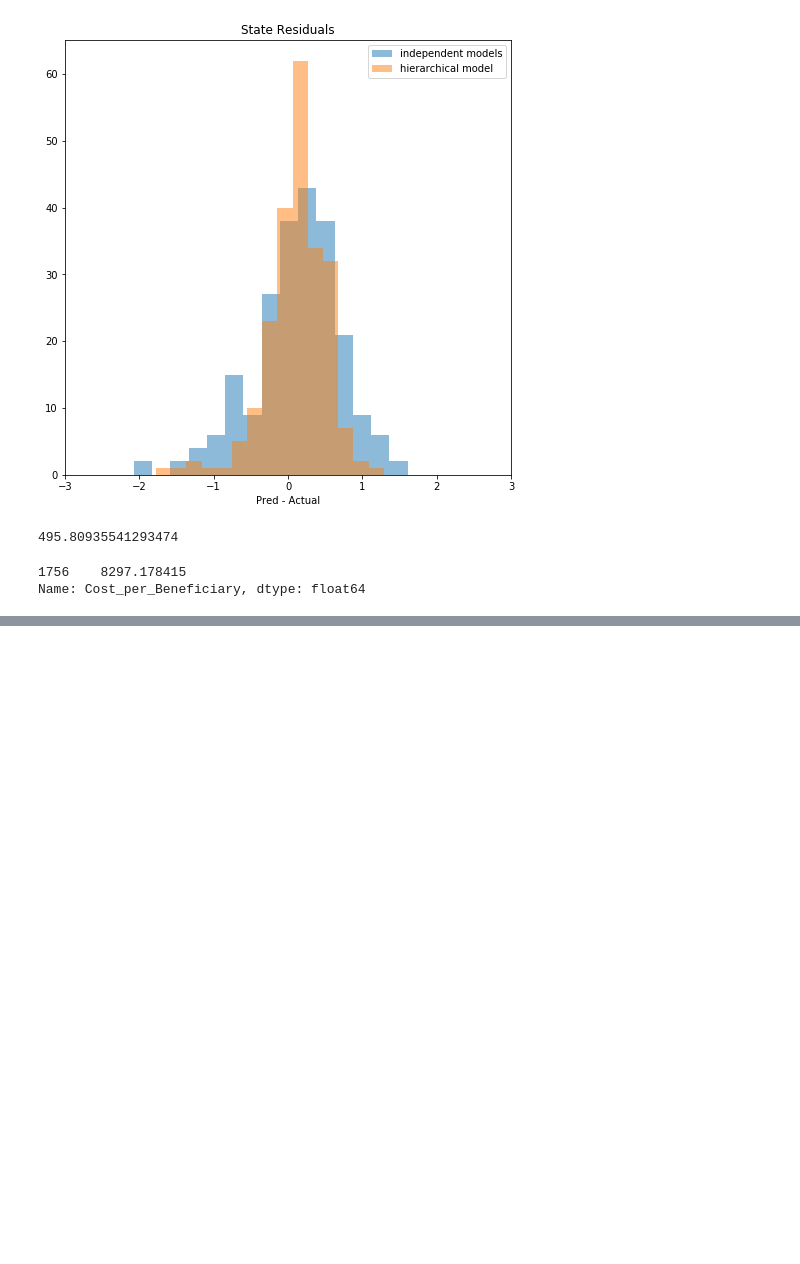
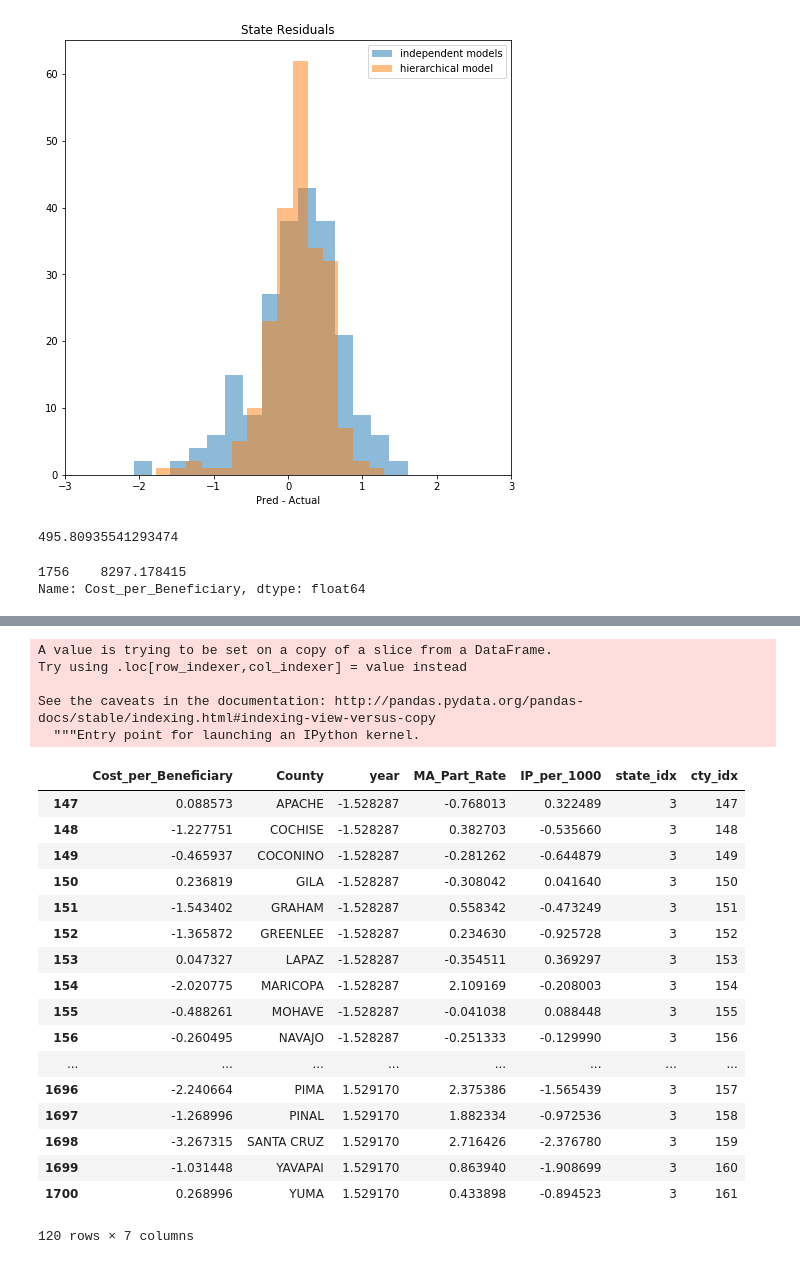
Before and after one commit to cstaff18/Medicare_Spending_Bayesian_Linear_Models, a Jupyter notebook: DataExplorationAndEDA.ipynb, the cells around one changed output, grey strips where cells are left out. Saved outputs shown, nothing was run; the diff lists cells and outputs as text; code cells hidden in the pictures; blank space fills up the shorter version.

```diff
--- a/DataExplorationAndEDA.ipynb
+++ b/DataExplorationAndEDA.ipynb
@@ -1017,0 +1023,8 @@ IndexError: tuple index out of range
+# %%
+#reindex cty to start at 0 for each state
+
+pd.options.mode.chained_assignment = None
+for i in df.state_idx.unique():
+    temp = df[df.state_idx == i]
+    temp['cty_idx'] = temp.cty_idx - int(temp.cty_idx.min())
+    df.loc[df.state_idx == i, 'cty_idx'] = temp['cty_idx']
@@ -1017,0 +1051,29 @@ IndexError: tuple index out of range
+# %%
+temp['cty_idx'] = temp.cty_idx - int(temp.cty_idx.min())
+# %% [output]
+A value is trying to be set on a copy of a slice from a DataFrame.
+Try using .loc[row_indexer,col_indexer] = value instead
+
+See the caveats in the documentation: http://pandas.pydata.org/pandas-docs/stable/indexing.html#indexing-view-versus-copy
+  """Entry point for launching an IPython kernel.
+# %%
+df[df.state_idx == 3]
+# %% [output]
+|  | Cost_per_Beneficiary | County | year | MA_Part_Rate | IP_per_1000 | state_idx | cty_idx |
+| 147 | 0.088573 | APACHE | -1.528287 | -0.768013 | 0.322489 | 3 | 147 |
+| 148 | -1.227751 | COCHISE | -1.528287 | 0.382703 | -0.535660 | 3 | 148 |
+| 149 | -0.465937 | COCONINO | -1.528287 | -0.281262 | -0.644879 | 3 | 149 |
+| 150 | 0.236819 | GILA | -1.528287 | -0.308042 | 0.041640 | 3 | 150 |
+| 151 | -1.543402 | GRAHAM | -1.528287 | 0.558342 | -0.473249 | 3 | 151 |
+| 152 | -1.365872 | GREENLEE | -1.528287 | 0.234630 | -0.925728 | 3 | 152 |
+| 153 | 0.047327 | LAPAZ | -1.528287 | -0.354511 | 0.369297 | 3 | 153 |
+| 154 | -2.020775 | MARICOPA | -1.528287 | 2.109169 | -0.208003 | 3 | 154 |
+| 155 | -0.488261 | MOHAVE | -1.528287 | -0.041038 | 0.088448 | 3 | 155 |
+| 156 | -0.260495 | NAVAJO | -1.528287 | -0.251333 | -0.129990 | 3 | 156 |
+| ... | ... | ... | ... | ... | ... | ... | ... |
+| 1696 | -2.240664 | PIMA | 1.529170 | 2.375386 | -1.565439 | 3 | 157 |
+| 1697 | -1.268996 | PINAL | 1.529170 | 1.882334 | -0.972536 | 3 | 158 |
+| 1698 | -3.267315 | SANTA CRUZ | 1.529170 | 2.716426 | -2.376780 | 3 | 159 |
+| 1699 | -1.031448 | YAVAPAI | 1.529170 | 0.863940 | -1.908699 | 3 | 160 |
+| 1700 | 0.268996 | YUMA | 1.529170 | 0.433898 | -0.894523 | 3 | 161 |
+120 rows × 7 columns
```
Also changed, not shown: parts of 15 cells of this notebook, 2 other files.
